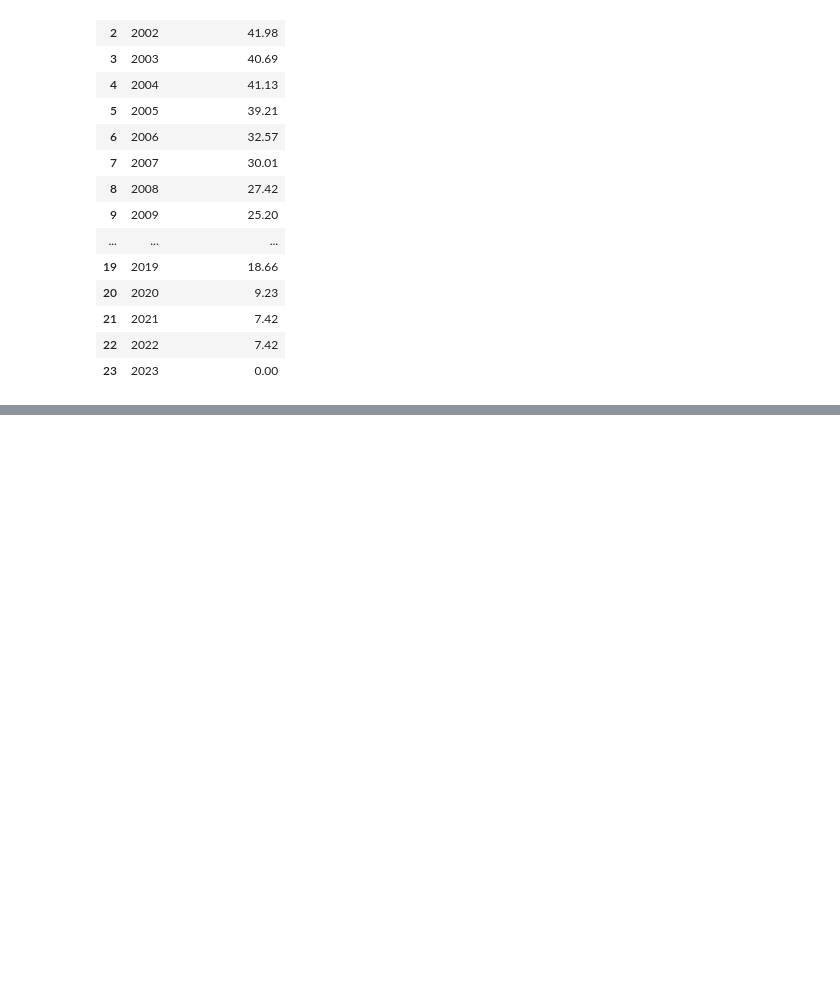
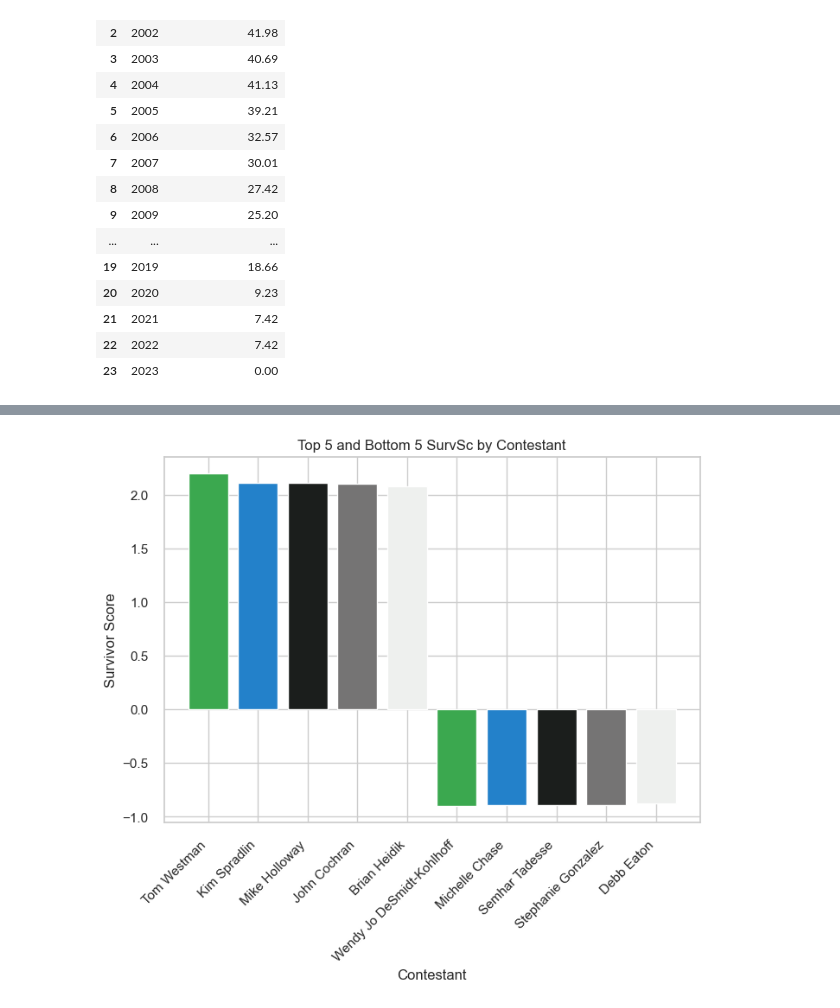
Before and after one commit to Erica-Exotica/DA8-capstone, a Jupyter notebook: notebook/CapstoneV2.ipynb, the cells around one changed output, grey strips where cells are left out. Cells and saved outputs as stored; diff of their text form; code cells hidden in the pictures; blank space fills up the shorter version.

```diff
--- a/notebook/CapstoneV2.ipynb
+++ b/notebook/CapstoneV2.ipynb
@@ -3171,0 +3178,9 @@ plt.show()
+# %%
+top_5 = merged_df.nlargest(5, 'SurvSc')
+bottom_5 = merged_df.nsmallest(5, 'SurvSc')
+
+print("Top 5 SurvSc:")
+print(top_5[['Contestant', 'SurvSc']])
+
+print("\nBottom 5 SurvSc:")
+print(bottom_5[['Contestant', 'SurvSc']])
@@ -3171,0 +3203,12 @@ plt.show()
+# %%
+top_bottom_df = pd.concat([top_5, bottom_5])
+sns.set(style='whitegrid')
+plt.bar(top_bottom_df['Contestant'], top_bottom_df['SurvSc'], color=colors[:len(top_bottom_df)])
+plt.xlabel('Contestant')
+plt.ylabel('Survivor Score')
+plt.title('Top 5 and Bottom 5 SurvSc by Contestant')
+plt.xticks(rotation=45, ha ='right')
+
+plt.show()
+# %% [output]
+[figure, added]
```
Also changed, not shown: parts of 8 cells of this notebook, 1 other file.
